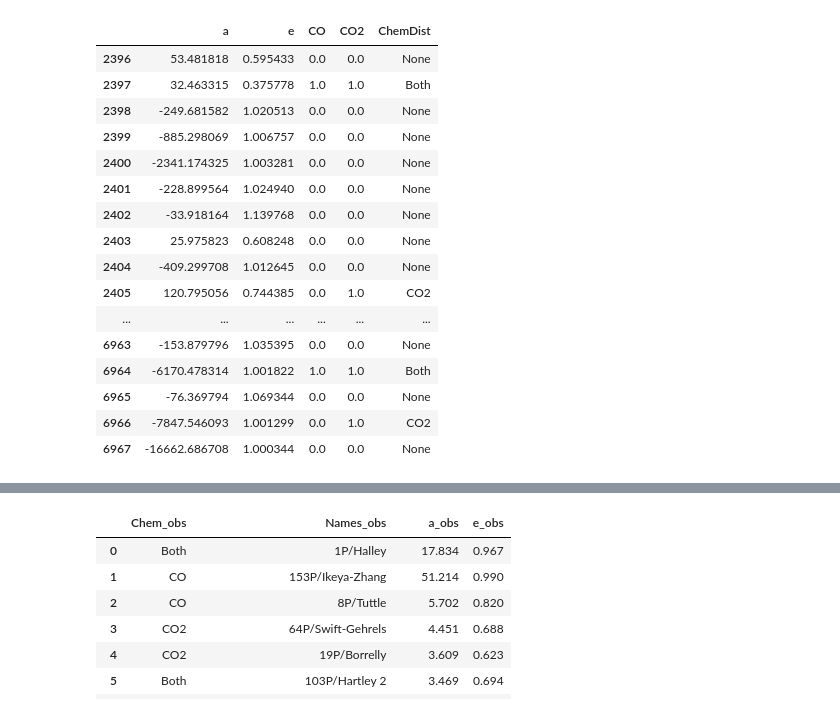
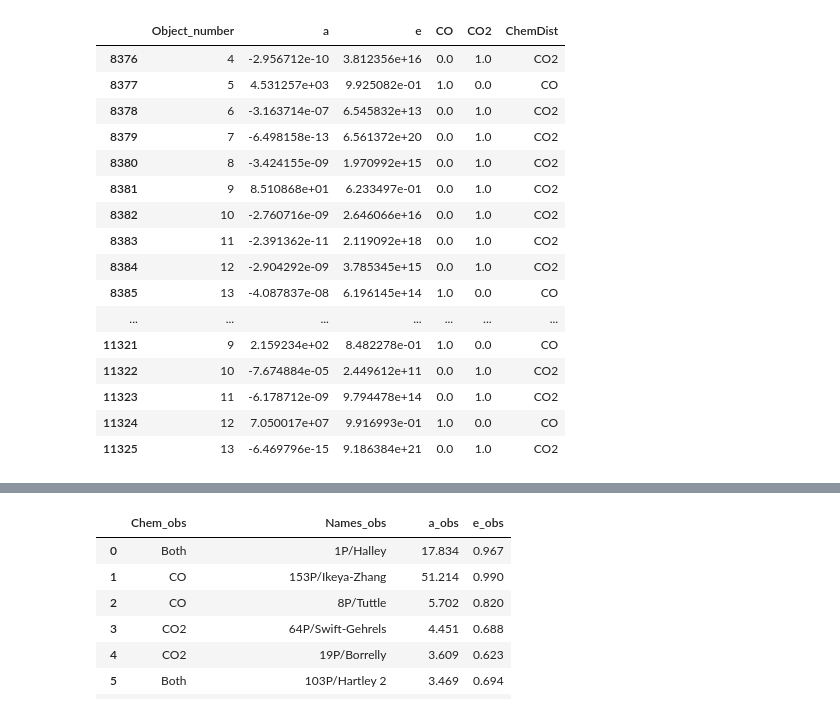
Before and after one commit to Michael-WC-Wong/Comets-Rebound-Sims, a Jupyter notebook: Output_Analysis.ipynb, the cells around one changed output, grey strips where cells are left out. Drawn from its saved outputs; the diff is of its cells as text; code cells hidden in the pictures.

```diff
--- a/Output_Analysis.ipynb
+++ b/Output_Analysis.ipynb
@@ -147,16 +158,18 @@ def plot_e_time(e_orbits_list, t_list, sim_num, Rcrit):
     plt.ylabel("Eccentricity")
     plt.grid()
 # %%
-#Data read-in
+###### Data read-in
 #sim = rebound.Simulation.from_file(sim_name+".bin")
 
-folderpath = '4.5e9_10000_Rcrit6_BinaryChem'
+folderpath = '4.5e9_1000_Rcrit6_NoOverlapChem_Tides'
+n_comets = 10
+plot_observed_comets = "off"
 
 outputdata = []
 for filename in glob.glob('./Cluster_Output/'+folderpath+'/UNMigrate*.csv'):
     print(filename)
-    df = pd.read_csv(filename)
-    df = df.drop(df.index[[0,1499]])
+    df = pd.read_csv(filename,skiprows=1,names=['1', '2', '3', '4', '5'])
+    #df = df.drop(df.index[[0,1499]])
     df = df.dropna(axis=0,how="all")
     #print(df)
     outputdata.append(df)
@@ -164,16 +177,19 @@ for filename in glob.glob('./Cluster_Output/'+folderpath+'/UNMigrate*.csv'):
 ChemDist = re.search('Rcrit6_(.*)', folderpath)
 ChemDist = ChemDist.group(1)
 print(ChemDist)
-Rcrit = re.search('_Rcrit(.*)_BinaryChem', folderpath)
+Rcrit = re.search('_Rcrit(.*)_NoOverlapChem', folderpath)
 Rcrit = Rcrit.group(1)
 print(Rcrit)
 
 #print(outputdata)
 
-#t_list = list(outputdata[0].columns.values)
-#t_list[0] = t_list[0].replace("[","")
-#t_list[-1] = t_list[-1].replace("]","")
-#t_list = [float(i) for i in t_list]
+for filename in glob.glob('./Cluster_Output/'+folderpath+'/UNMigrate*.csv'):
+    df = pd.read_csv(filename)
+    t_list = list(df.columns.values)
+    t_list[0] = t_list[0].replace("[","")
+    t_list[-1] = t_list[-1].replace("]","")
+    t_list = [float(i) for i in t_list]
+    break
 
 '''#Chem ratio read-in
 chemratiodata = []
@@ -203,58 +219,58 @@ BinaryChem
 # %%
 #Get final orbital parameters and change data into workable format (also exclude planet parameters)
 def label_chemdist(row):
     if row["CO"] + row["CO2"] > 1.:
         return "Both"
     if row["CO"] == 1:
         return "CO"
     if row["CO2"] == 1:
         return "CO2"
     return "None"
 
 def data_clean_final_orbits(output):
-    #Remove commas from values
     #output = output.dropna(axis=0,how="all")
-    #output["Object_number"] = pd.to_numeric(output.iloc[:,0])
+    output["Object_number"] = pd.to_numeric(output.iloc[:,0])
     #output["Object_number"] = output.reset_index().index
-    output["a"] = pd.to_numeric(output.iloc[:,0])
-    output["e"] = pd.to_numeric(output.iloc[:,1])
+    output["a"] = pd.to_numeric(output.iloc[:,1])
+    output["e"] = pd.to_numeric(output.iloc[:,2])
     #output = output.drop(output[(output["a"] < 0.) & (output["a"] > 100.)].index, axis=0)
-    if ChemDist == "BinaryChem" or ChemDist == "NoOverlapChem":
-        output["CO"] = pd.to_numeric(output.iloc[:,2])
-        output["CO2"] = pd.to_numeric(output.iloc[:,3])
+    if ("BinaryChem" in ChemDist) or ("NoOverlapChem" in ChemDist):
+        output["CO"] = pd.to_numeric(output.iloc[:,3])
+        output["CO2"] = pd.to_numeric(output.iloc[:,4])
         output["ChemDist"] = output.apply(lambda row:label_chemdist(row),axis=1)
         output = output.drop(output.columns[:-6], axis=1)
-    elif ChemDist == "LinearChem":
-        output["Chem_ratio"] = pd.to_numeric(output.iloc[:,2])
+    elif ("LinearChem" in ChemDist):
+        output["Chem_ratio"] = pd.to_numeric(output.iloc[:,3])
         output = output.drop(output.columns[:-4], axis=1)
     #Drop planet orbits and only take final orbits
-    output = output.reset_index(drop=True)
+    #print(output)
+    #output = output.reset_index(drop=True)
     output = output.dropna(axis=1,how="all")
-    output = output.drop(output.index[:-100], axis=0)
+    output = output.drop(output.index[:-n_comets], axis=0)
     #print(output)
     return output
 
 outputdata_clean = [data_clean_final_orbits(output) for output in outputdata]
 
 #Combine final orbital params of all comets
 orbits_conc = pd.concat(outputdata_clean)
 #orbits_conc.to_csv('./Cluster_Output/'+folderpath+'/'+folderpath+'.csv')
 orbits_conc
 # %% [output]
-|  | a | e | CO | CO2 | ChemDist |
-| 2396 | 53.481818 | 0.595433 | 0.0 | 0.0 | None |
-| 2397 | 32.463315 | 0.375778 | 1.0 | 1.0 | Both |
-| 2398 | -249.681582 | 1.020513 | 0.0 | 0.0 | None |
-| 2399 | -885.298069 | 1.006757 | 0.0 | 0.0 | None |
-| 2400 | -2341.174325 | 1.003281 | 0.0 | 0.0 | None |
-| 2401 | -228.899564 | 1.024940 | 0.0 | 0.0 | None |
-| 2402 | -33.918164 | 1.139768 | 0.0 | 0.0 | None |
-| 2403 | 25.975823 | 0.608248 | 0.0 | 0.0 | None |
-| 2404 | -409.299708 | 1.012645 | 0.0 | 0.0 | None |
-| 2405 | 120.795056 | 0.744385 | 0.0 | 1.0 | CO2 |
-| ... | ... | ... | ... | ... | ... |
-| 6963 | -153.879796 | 1.035395 | 0.0 | 0.0 | None |
-| 6964 | -6170.478314 | 1.001822 | 1.0 | 1.0 | Both |
-| 6965 | -76.369794 | 1.069344 | 0.0 | 0.0 | None |
-| 6966 | -7847.546093 | 1.001299 | 0.0 | 1.0 | CO2 |
-| 6967 | -16662.686708 | 1.000344 | 0.0 | 0.0 | None |
+|  | Object_number | a | e | CO | CO2 | ChemDist |
+| 8376 | 4 | -2.956712e-10 | 3.812356e+16 | 0.0 | 1.0 | CO2 |
+| 8377 | 5 | 4.531257e+03 | 9.925082e-01 | 1.0 | 0.0 | CO |
+| 8378 | 6 | -3.163714e-07 | 6.545832e+13 | 0.0 | 1.0 | CO2 |
+| 8379 | 7 | -6.498158e-13 | 6.561372e+20 | 0.0 | 1.0 | CO2 |
+| 8380 | 8 | -3.424155e-09 | 1.970992e+15 | 0.0 | 1.0 | CO2 |
+| 8381 | 9 | 8.510868e+01 | 6.233497e-01 | 0.0 | 1.0 | CO2 |
+| 8382 | 10 | -2.760716e-09 | 2.646066e+16 | 0.0 | 1.0 | CO2 |
+| 8383 | 11 | -2.391362e-11 | 2.119092e+18 | 0.0 | 1.0 | CO2 |
+| 8384 | 12 | -2.904292e-09 | 3.785345e+15 | 0.0 | 1.0 | CO2 |
+| 8385 | 13 | -4.087837e-08 | 6.196145e+14 | 1.0 | 0.0 | CO |
+| ... | ... | ... | ... | ... | ... | ... |
+| 11321 | 9 | 2.159234e+02 | 8.482278e-01 | 1.0 | 0.0 | CO |
+| 11322 | 10 | -7.674884e-05 | 2.449612e+11 | 0.0 | 1.0 | CO2 |
+| 11323 | 11 | -6.178712e-09 | 9.794478e+14 | 0.0 | 1.0 | CO2 |
+| 11324 | 12 | 7.050017e+07 | 9.916993e-01 | 1.0 | 0.0 | CO |
+| 11325 | 13 | -6.469796e-15 | 9.186384e+21 | 0.0 | 1.0 | CO2 |
```
Also changed, not shown: parts of 6 cells of this notebook, 1 other file.
